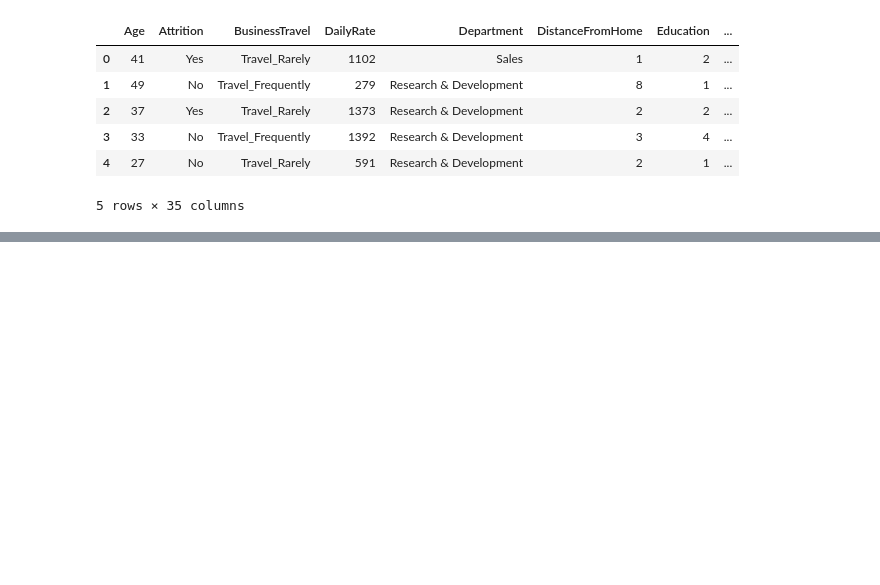
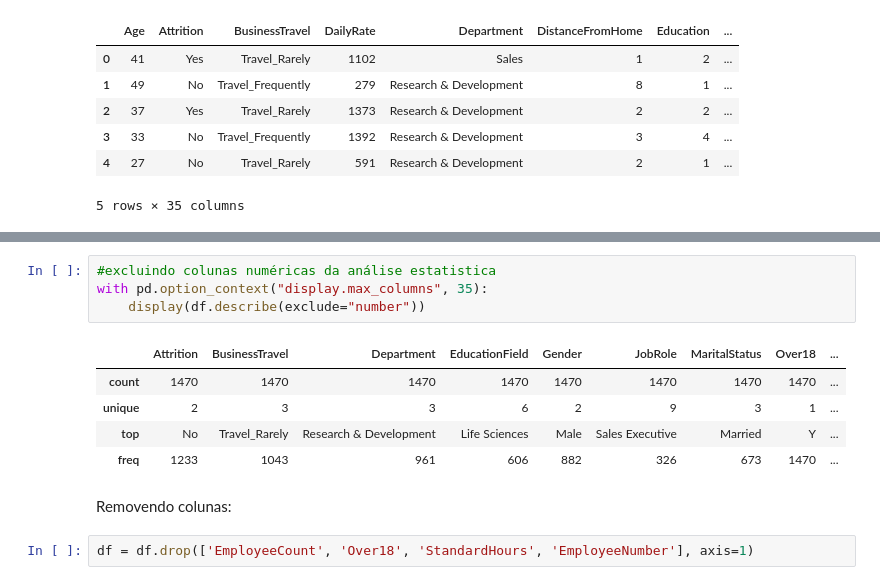
Before and after one commit to bellabrandoni/Ciencia-de-Dados-Impressionador, a Jupyter notebook: Estatistica/1.Conceitos fundamentais- estatistica/notebooks/11_exercicios_parte_2.ipynb, the cells around one changed output, grey strips where cells are left out. Saved outputs shown, nothing was run; the diff lists cells and outputs as text; blank space fills up the shorter version.

```diff
--- a/Estatistica/1.Conceitos fundamentais- estatistica/notebooks/11_exercicios_parte_2.ipynb
+++ b/Estatistica/1.Conceitos fundamentais- estatistica/notebooks/11_exercicios_parte_2.ipynb
@@ -116,0 +138,14 @@ df.describe()
+# %%
+#excluindo colunas numéricas da análise estatistica
+with pd.option_context("display.max_columns", 35):
+    display(df.describe(exclude="number"))
+# %% [output]
+|  | Attrition | BusinessTravel | Department | EducationField | Gender | JobRole | MaritalStatus | Over18 | ... |
+| count | 1470 | 1470 | 1470 | 1470 | 1470 | 1470 | 1470 | 1470 | ... |
+| unique | 2 | 3 | 3 | 6 | 2 | 9 | 3 | 1 | ... |
+| top | No | Travel_Rarely | Research & Development | Life Sciences | Male | Sales Executive | Married | Y | ... |
+| freq | 1233 | 1043 | 961 | 606 | 882 | 326 | 673 | 1470 | ... |
+# %% [markdown]
+Removendo colunas:
+# %%
+df = df.drop(['EmployeeCount', 'Over18', 'StandardHours', 'EmployeeNumber'], axis=1)
```
Also changed, not shown: parts of 20 cells of this notebook.
